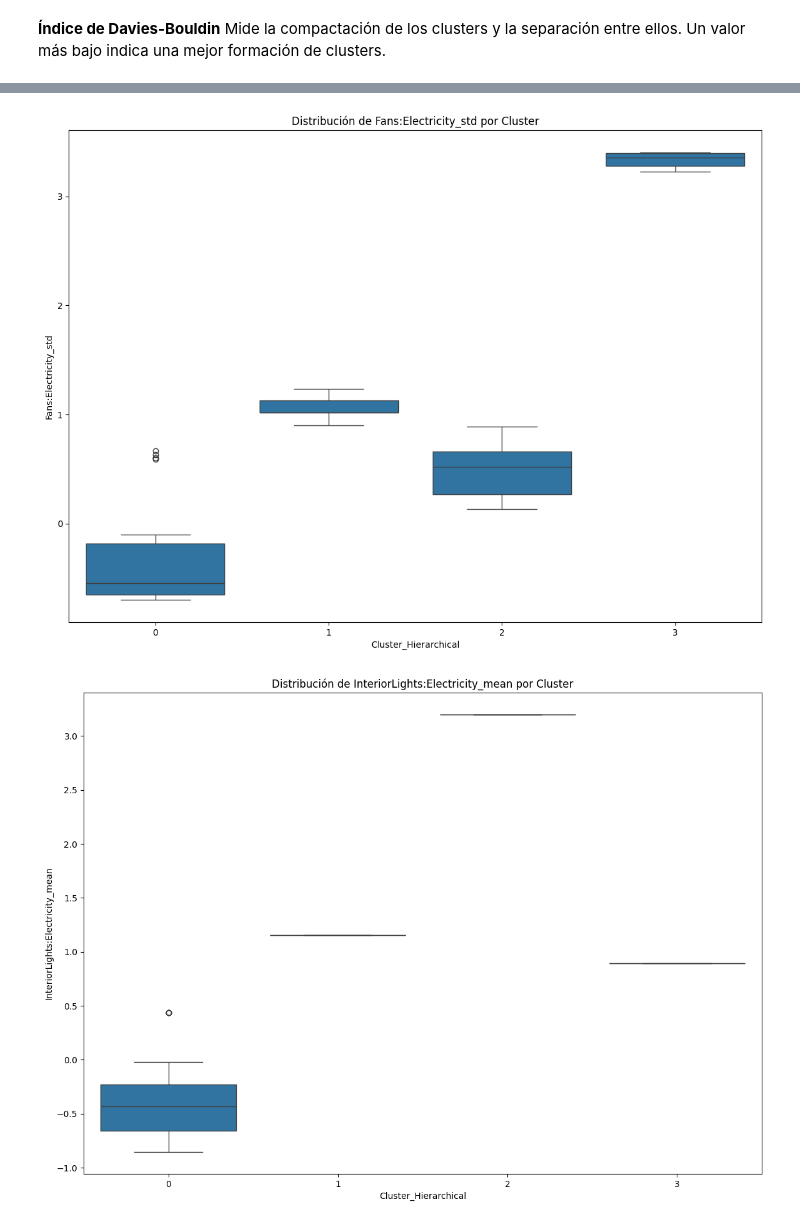
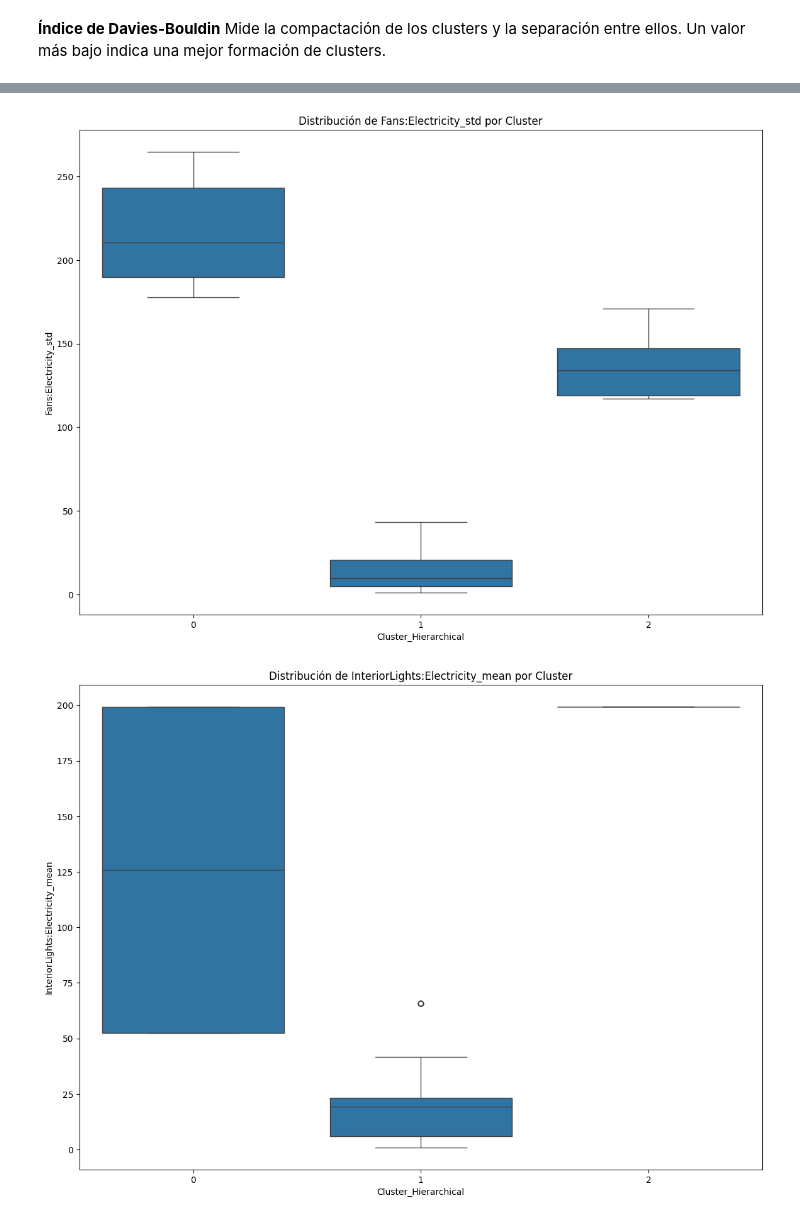
Before and after one commit to kesant/energy_consumption, a Jupyter notebook: notebooks/clustering_todas_caracteristicas.ipynb, the cells around one changed output, grey strips where cells are left out. Drawn from its saved outputs; the diff is of its cells as text; code cells hidden in the pictures.

```diff
--- a/notebooks/clustering_todas_caracteristicas.ipynb
+++ b/notebooks/clustering_todas_caracteristicas.ipynb
@@ -266,7 +237,7 @@ kmeans = KMeans(n_clusters=3, random_state=42)
 clusters_kmeans = kmeans.fit_predict(features.iloc[:, :6])
 
 # Agregar los clusters al DataFrame para análisis posterior
-data_scaled_df['Cluster_KMeans'] = clusters_kmeans
+data_clustered['Cluster_KMeans'] = clusters_kmeans
 # Mostrar los primeros registros con los clusters asignados
-data_scaled_df.head()
+data_clustered.head()
 # %% [output]
@@ -387,10 +391,10 @@ print(eps)
 # %%
 # Aplicar DBSCAN
-dbscan = DBSCAN(eps=0.025, min_samples=6)
-clusters_dbscan = dbscan.fit_predict(features.iloc[:, :6])
+dbscan = DBSCAN(eps=5, min_samples=5)
+clusters_dbscan = dbscan.fit_predict(features)
 
 # Agregar los clusters al DataFrame para análisis posterior
-data_scaled_df['Cluster_DBSCAN'] = clusters_dbscan
+data_clustered['Cluster_DBSCAN'] = clusters_dbscan
 # Mostrar los primeros registros con los clusters asignados por DBSCAN
-data_scaled_df.head()
+data_clustered.head()
 # %% [output]
@@ -459,5 +463,5 @@ ct
 # %%
-data_scaled_df = data_scaled_df.rename(columns={
+data_scaled_df = data_clustered.rename(columns={
     'var1_mean': 'Electricity:Facility_mean',
     'var1_std_dev': 'Electricity:Facility_std',
     'var2_mean': 'Fans:Electricity_mean',
@@ -467,12 +471,12 @@ data_scaled_df = data_scaled_df.rename(columns={
 })
 
 # Lista de las nuevas columnas
-features = data_scaled_df[['Electricity:Facility_mean', 'Electricity:Facility_std',
+features_df = data_scaled_df[['Electricity:Facility_mean', 'Electricity:Facility_std',
                            'Fans:Electricity_mean', 'Fans:Electricity_std',
                            'InteriorLights:Electricity_mean', 'InteriorLights:Electricity_std']]
 
 # Plotear los boxplots
-for var in features.columns:
+for var in features_df.columns:
     plt.figure(figsize=(14, 10))
     sns.boxplot(data=data_scaled_df, x='Cluster_DBSCAN', y=var)
     plt.title(f'Distribución de {var} por Cluster')
@@ -517,10 +521,10 @@ El número óptimo de clusters es: 4
 # %%
 # Aplicar Clustering Jerárquico
-hierarchical = AgglomerativeClustering(n_clusters=4)
-clusters_hierarchical = hierarchical.fit_predict(features.iloc[:, :6])
+hierarchical = AgglomerativeClustering(n_clusters=3)
+clusters_hierarchical = hierarchical.fit_predict(features)
 
 # Agregar los clusters al DataFrame para análisis posterior
-data_scaled_df['Cluster_Hierarchical'] = clusters_hierarchical
+data_clustered['Cluster_Hierarchical'] = clusters_hierarchical
 # Mostrar los primeros registros con los clusters asignados por Clustering Jerárquico
-data_scaled_df.head()
+data_clustered.head()
 # %% [output]
@@ -586,5 +590,5 @@ ct
 # %%
-data_scaled_df = data_scaled_df.rename(columns={
+data_scaled_df = data_clustered.rename(columns={
     'var1_mean': 'Electricity:Facility_mean',
     'var1_std_dev': 'Electricity:Facility_std',
     'var2_mean': 'Fans:Electricity_mean',
@@ -594,12 +598,12 @@ data_scaled_df = data_scaled_df.rename(columns={
 })
 
 # Lista de las nuevas columnas
-features = data_scaled_df[['Electricity:Facility_mean', 'Electricity:Facility_std',
+features_df = data_scaled_df[['Electricity:Facility_mean', 'Electricity:Facility_std',
                            'Fans:Electricity_mean', 'Fans:Electricity_std',
                            'InteriorLights:Electricity_mean', 'InteriorLights:Electricity_std']]
 
 # Plotear los boxplots
-for var in features.columns:
+for var in features_df.columns:
     plt.figure(figsize=(14, 10))
     sns.boxplot(data=data_scaled_df, x='Cluster_Hierarchical', y=var)
     plt.title(f'Distribución de {var} por Cluster')
@@ -611,2 +615,2 @@ for var in features.columns:
-[figure, old version]
+[figure, new version]
-[figure, old version]
+[figure, new version]
```
Also changed, not shown: parts of 47 cells of this notebook, 2 other files.
